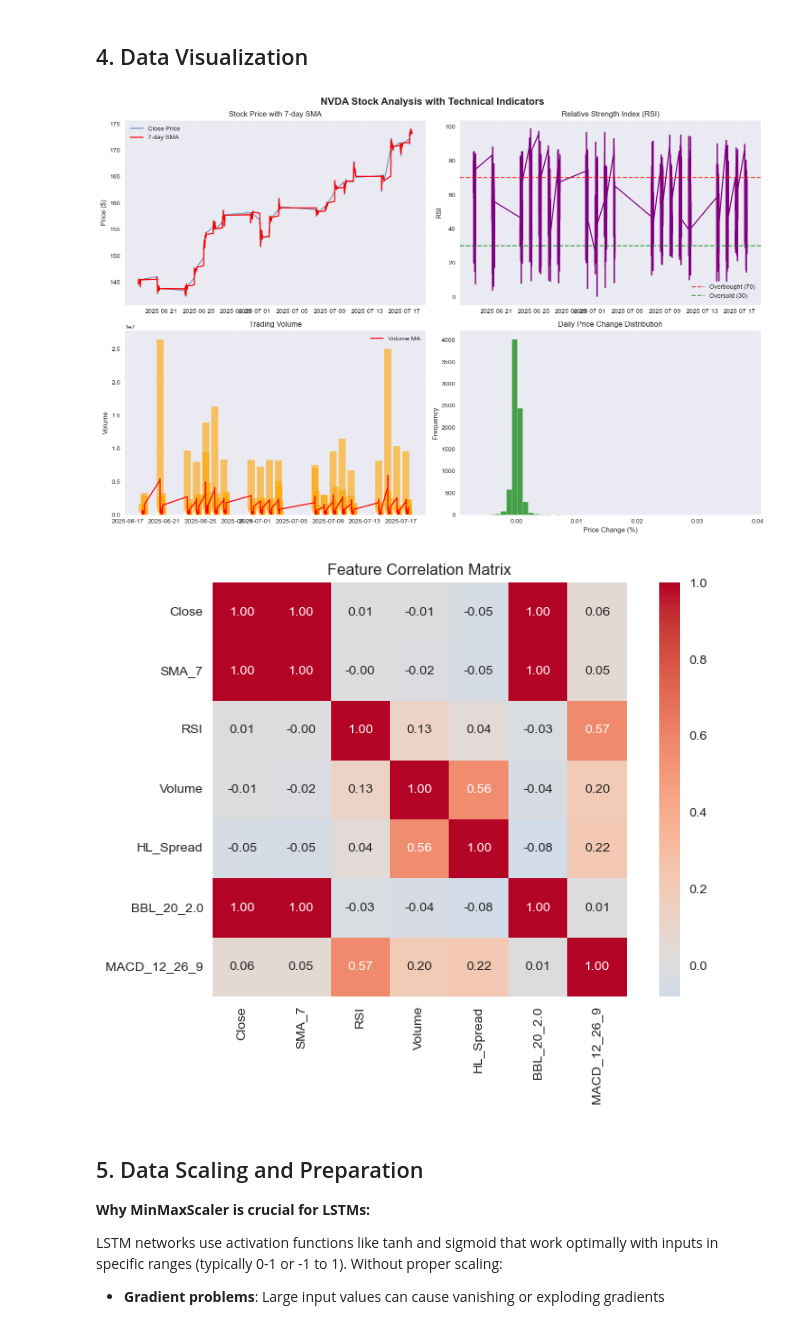
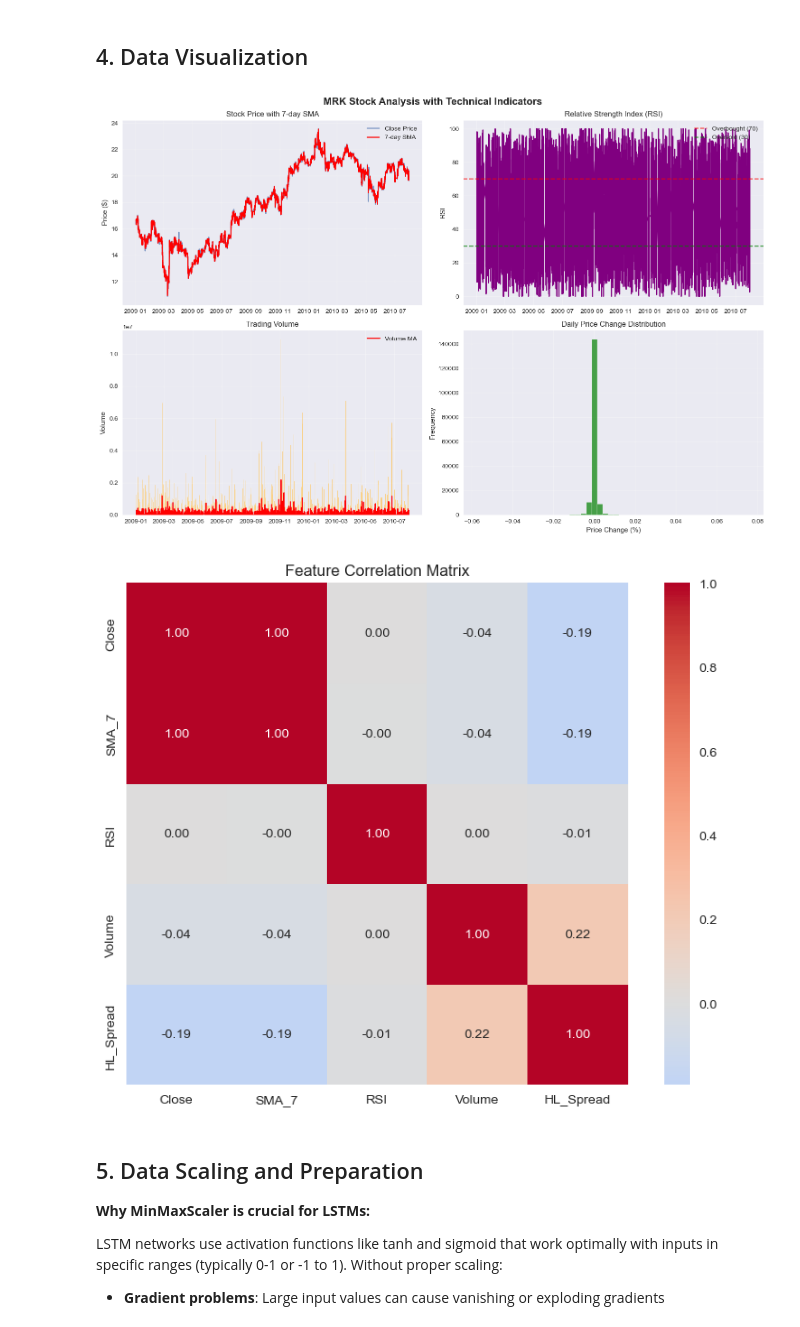
Before and after one commit to SandyCompetent/stock_market_analysis, a Jupyter notebook: USAStockMarket/analysis_using_lstm.ipynb, the cells around one changed output. Saved outputs shown, nothing was run; the diff lists cells and outputs as text; code cells hidden in the pictures.

```diff
--- a/USAStockMarket/analysis_using_lstm.ipynb
+++ b/USAStockMarket/analysis_using_lstm.ipynb
@@ -87,7 +87,7 @@ def save_news_dataframe(df: pd.DataFrame, file_path: str = "stock_data.csv") ->
 
 We use yfinance to automatically handle historical price adjustments for stock splits and dividends, ensuring our data reflects true historical performance.
 # %%
-file_name = "NVDA_1m_data_last_30_days.csv"
+file_name = "MRK_full_sorted_data.csv"
 
 def fetch_static_stock_data():
     """
@@ -265,36 +265,37 @@ axes[0, 1].legend()
 axes[0, 1].grid(True, alpha=0.3)
 
 # Volume
 axes[1, 0].bar(enhanced_data.index, enhanced_data['Volume'], alpha=0.6, color='orange')
 axes[1, 0].plot(enhanced_data.index, enhanced_data['Volume_MA'], color='red', label='Volume MA')
 axes[1, 0].set_title('Trading Volume')
 axes[1, 0].set_ylabel('Volume')
 axes[1, 0].legend()
 axes[1, 0].grid(True, alpha=0.3)
 
 # Price change distribution
 axes[1, 1].hist(enhanced_data['Price_Change_Pct'].dropna(), bins=50, alpha=0.7, color='green')
 axes[1, 1].set_title('Daily Price Change Distribution')
 axes[1, 1].set_xlabel('Price Change (%)')
 axes[1, 1].set_ylabel('Frequency')
 axes[1, 1].grid(True, alpha=0.3)
 
 plt.tight_layout()
 plt.show()
 
 # Display correlation matrix
-features_for_correlation = ['Close', 'SMA_7', 'RSI', 'Volume', 'HL_Spread', 'BBL_20_2.0','MACD_12_26_9']
+features_for_correlation = ['Close', 'SMA_7', 'RSI', 'Volume', 'HL_Spread']
+# features_for_correlation = ['Close', 'SMA_7', 'RSI', 'Volume', 'HL_Spread', 'BBL_20_2.0','MACD_12_26_9']
 correlation_matrix = enhanced_data[features_for_correlation].corr()
 
 plt.figure(figsize=(8, 6))
 sns.heatmap(correlation_matrix, annot=True, cmap='coolwarm', center=0,
             square=True, fmt='.2f')
 plt.title('Feature Correlation Matrix')
 plt.tight_layout()
 plt.show()
 # %% [output]
-[figure, old version]
+[figure, new version]
-[figure, old version]
+[figure, new version]
 # %% [markdown]
 ## 5. Data Scaling and Preparation
 
```
Also changed, not shown: parts of 13 cells of this notebook.
